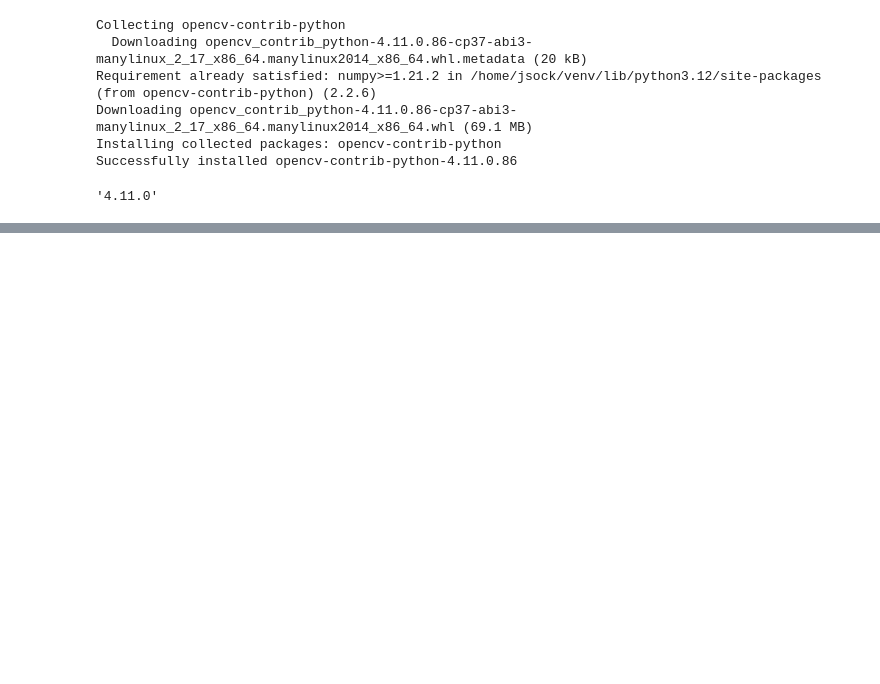
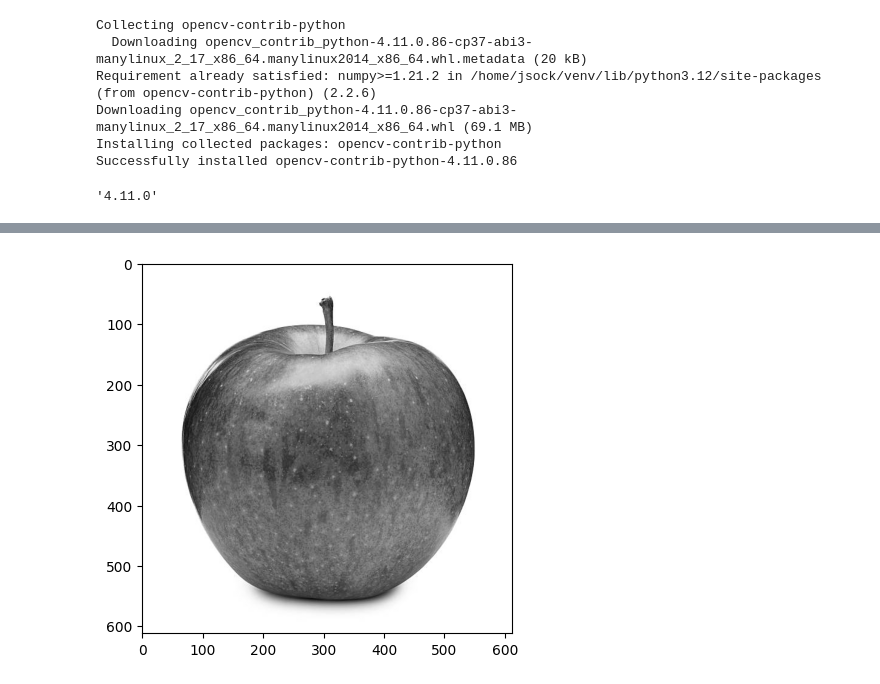
Before and after one commit to JJOK97/big-data-analyst, a Jupyter notebook: OpenCV/OpenCV.ipynb, the cells around one changed output, grey strips where cells are left out. Cells and saved outputs as stored; diff of their text form; code cells hidden in the pictures; blank space fills up the shorter version.

```diff
--- a/OpenCV/OpenCV.ipynb
+++ b/OpenCV/OpenCV.ipynb
@@ -26,0 +87,7 @@ cv2.destroyAllWindows # 모든 창 닫기
+# %%
+apple = cv2.imread('./data/apple.jpg', cv2.IMREAD_GRAYSCALE)
+
+plt.imshow(apple, cmap='gray')
+plt.show()
+# %% [output]
+[figure, added]
```
Also changed, not shown: parts of 12 cells of this notebook.
